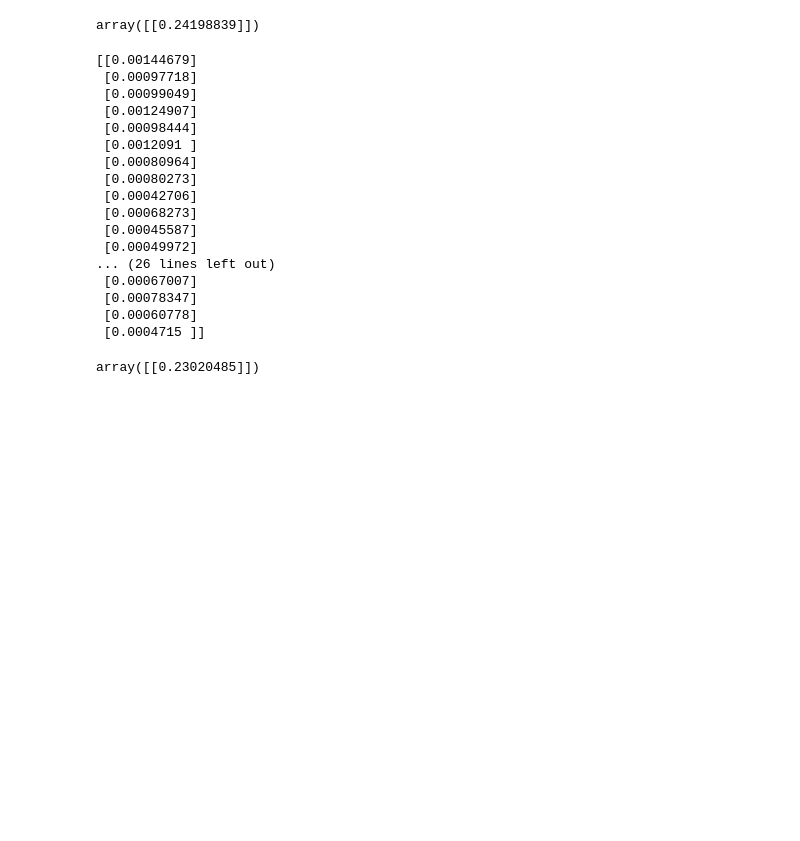
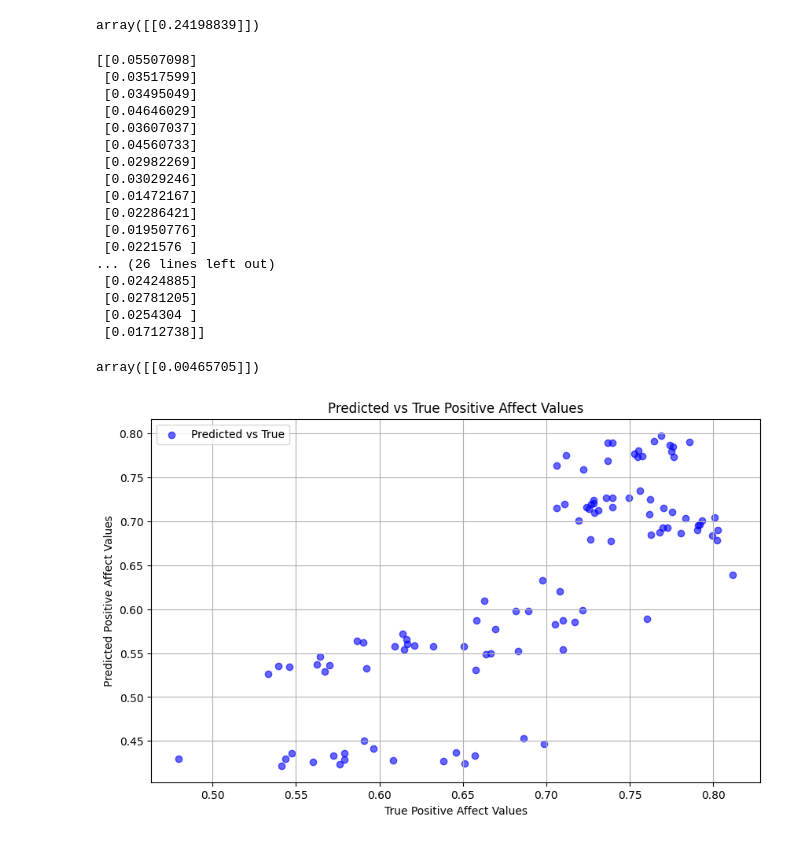
Before and after one commit to abbysiman1/Country-happiness, a Jupyter notebook: Country_Happiness_Project.ipynb, the cells around one changed output. Drawn from its saved outputs; the diff is of its cells as text; code cells hidden in the pictures; blank space fills up the shorter version.

```diff
--- a/Country_Happiness_Project.ipynb
+++ b/Country_Happiness_Project.ipynb
@@ -536,8 +283,8 @@ dtype: object
 # %%
 # Creating training data and target data using positive affect as dependent variable
 df_positive = merged_df
-X = df_positive.drop(['Positive affect', 'Country', 'Year', 'Negative affect'], axis=1)  # Drop non-numeric or unnecessary columns
-y = df_positive['Positive affect']  # Target variable
+X_df = df_positive.drop(['Positive affect', 'Country', 'Year', 'Negative affect'], axis=1)  # Drop non-numeric or unnecessary columns
+y_df = df_positive['Positive affect']  # Target variable
 
 # Scaling data for gradient descent
 # Use MinMax scale
@@ -545,14 +292,15 @@ y = df_positive['Positive affect']  # Target variable
 
 scaler = MinMaxScaler()
 # Fit the scaler to the features and transform them
-X_scaled = pd.DataFrame(scaler.fit_transform(X), columns=X.columns)
+X_scaled_df = pd.DataFrame(scaler.fit_transform(X_df), columns=X_df.columns)
 # %%
 # Convert to NumPy arrays
-X = X_scaled.values
-y = y.values
+X = X_scaled_df.values
+y = y_df.values
 # reshaping y
 y = y.reshape(-1, 1)
 # Creating theta matrix
+
 # Add a bias term (intercept) to X
 X = np.c_[np.ones(X.shape[0]), X]  # Add a column of ones for the intercept term
 theta = np.zeros((X.shape[1], 1))
@@ -608,35 +356,50 @@ def gradientDescent(X, Y, theta, eta, iters):
     return theta, cost
 # %%
 # trying hyper parameters # must use low learning rate so the model can converge
-eta = 0.00000001
+eta = 0.000001
 iters = 1000
 # %%
 optTheta, cost = gradientDescent(X, y, theta, eta, iters)
 print (optTheta)
 # %% [output]
-[[0.00144679]
- [0.00097718]
- [0.00099049]
- [0.00124907]
- [0.00098444]
- [0.0012091 ]
- [0.00080964]
- [0.00080273]
- [0.00042706]
- [0.00068273]
- [0.00045587]
- [0.00049972]
+[[0.05507098]
+ [0.03517599]
+ [0.03495049]
+ [0.04646029]
+ [0.03607037]
+ [0.04560733]
+ [0.02982269]
+ [0.03029246]
+ [0.01472167]
+ [0.02286421]
+ [0.01950776]
+ [0.0221576 ]
 ... (26 lines left out)
- [0.00067007]
- [0.00078347]
- [0.00060778]
- [0.0004715 ]]
+ [0.02424885]
+ [0.02781205]
+ [0.0254304 ]
+ [0.01712738]]
 # %%
 calcVectorizedCost(X, y, optTheta)
 # %% [output]
-array([[0.23020485]])
+array([[0.00465705]])
 # %%
 # apply lasso regression
 # %%
 predicted_values = np.dot(X, optTheta)
 predicted_values_flat = predicted_values.flatten()  # Ensure it's a 1D array
+# %%
+# Get the true values for Positive Affect
+true_values = df_positive['Positive affect'].values  # Make sure to get the true values
+
+# Create a scatter plot
+plt.figure(figsize=(10, 6))
+plt.scatter(true_values, predicted_values_flat, color='blue', label='Predicted vs True', alpha=0.6)
+plt.xlabel('True Positive Affect Values')
+plt.ylabel('Predicted Positive Affect Values')
+plt.title('Predicted vs True Positive Affect Values')
+plt.legend()
+plt.grid()
+plt.show()
+# %% [output]
+[figure, added]
```
Also changed, not shown: parts of 19 cells of this notebook.
